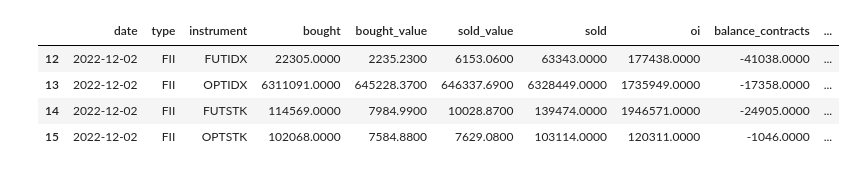
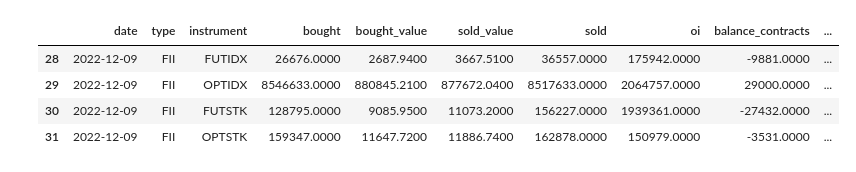
Before and after one commit to naveenholla/On-Smart-Track-API, a Jupyter notebook: python_functions/participants.ipynb, the cells around one changed output. Cells and saved outputs as stored; diff of their text form; code cells hidden in the pictures.

```diff
--- a/python_functions/participants.ipynb
+++ b/python_functions/participants.ipynb
@@ -16,7 +16,7 @@ def color_boolean(val):
         foreground = 'black'
     return f'background-color: {color}; color: {foreground}'
 # %%
-d = dt.get_past_date(days=5)
+d = dt.get_past_date(days=10)
 participants = ParticipantStatsActivity.backend.filter(date__gte=d).order_by("date")
 df = pd.DataFrame(list(participants.values("date", "client_type", "instrument", "no_of_contracts_bought", "value_of_contracts_bought", "value_of_contracts_sold", "no_of_contracts_sold", "open_interest")))
 common_names = {
@@ -24,37 +24,37 @@ common_names = {
     "instrument": "instrument",
     "no_of_contracts_bought": "bought",
     "value_of_contracts_bought": "bought_value",
     "no_of_contracts_sold": "sold",
     "value_of_contracts_sold": "sold_value",
     "open_interest": "oi"
 }
 # df.set_index("date", inplace = True)
 df.rename(columns=common_names, errors="ignore", inplace=True)
 df['balance_contracts'] = (df["bought"] - df["sold"])
 df['balance_value'] = (df["bought_value"] - df["sold_value"])
 df['net_contracts'] = (df.groupby(['type', 'instrument'])['balance_contracts'].transform(lambda x: x.diff()))
 df['net_value'] = (df.groupby(['type', 'instrument'])['balance_value'].transform(lambda x: x.diff()))
 df['change_oi'] = (df.groupby(['type', 'instrument'])['oi'].transform(lambda x: x.diff()))
 df['pcr_contracts'] = (df["bought"] / (df["bought"] + df["sold"])).astype(float)
 
 conditions = [
     (df["change_oi"] > 0) & (df['balance_contracts'] > 0),
     (df["change_oi"] > 0) & (df['balance_contracts'] < 0),
     (df["change_oi"] < 0) & (df['balance_contracts'] > 0),
     (df["change_oi"] < 0) & (df['balance_contracts'] < 0)]
 choices = ["LONG BUILDUP", "SHORT BUILDUP", "SHORT COVERING", "LONG UNWINDING"]
 df["position"] = np.select(conditions, choices)
 
 choices = ["BULLISH", "BEARISH", "BULLISH", "BEARISH"]
 df["direction"] = np.select(conditions, choices)
 
-df = df.tail(4)
-df = df.style.applymap(color_boolean, subset=['direction'])
+df_f = df.tail(4)
+df_s = df_f.style.applymap(color_boolean, subset=['direction'])
 
-df
+df_s
 # %% [output]
 |  | date | type | instrument | bought | bought_value | sold_value | sold | oi | balance_contracts | ... |
-| 12 | 2022-12-02 | FII | FUTIDX | 22305.0000 | 2235.2300 | 6153.0600 | 63343.0000 | 177438.0000 | -41038.0000 | ... |
-| 13 | 2022-12-02 | FII | OPTIDX | 6311091.0000 | 645228.3700 | 646337.6900 | 6328449.0000 | 1735949.0000 | -17358.0000 | ... |
-| 14 | 2022-12-02 | FII | FUTSTK | 114569.0000 | 7984.9900 | 10028.8700 | 139474.0000 | 1946571.0000 | -24905.0000 | ... |
-| 15 | 2022-12-02 | FII | OPTSTK | 102068.0000 | 7584.8800 | 7629.0800 | 103114.0000 | 120311.0000 | -1046.0000 | ... |
+| 28 | 2022-12-09 | FII | FUTIDX | 26676.0000 | 2687.9400 | 3667.5100 | 36557.0000 | 175942.0000 | -9881.0000 | ... |
+| 29 | 2022-12-09 | FII | OPTIDX | 8546633.0000 | 880845.2100 | 877672.0400 | 8517633.0000 | 2064757.0000 | 29000.0000 | ... |
+| 30 | 2022-12-09 | FII | FUTSTK | 128795.0000 | 9085.9500 | 11073.2000 | 156227.0000 | 1939361.0000 | -27432.0000 | ... |
+| 31 | 2022-12-09 | FII | OPTSTK | 159347.0000 | 11647.7200 | 11886.7400 | 162878.0000 | 150979.0000 | -3531.0000 | ... |
```
Also changed, not shown: parts of 2 cells of this notebook, 39 other files.
